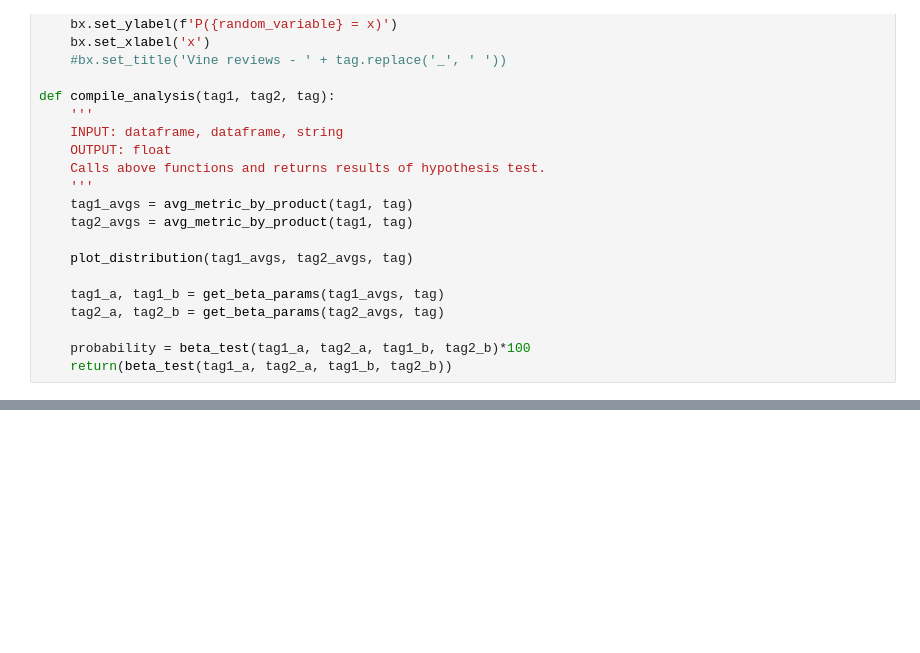
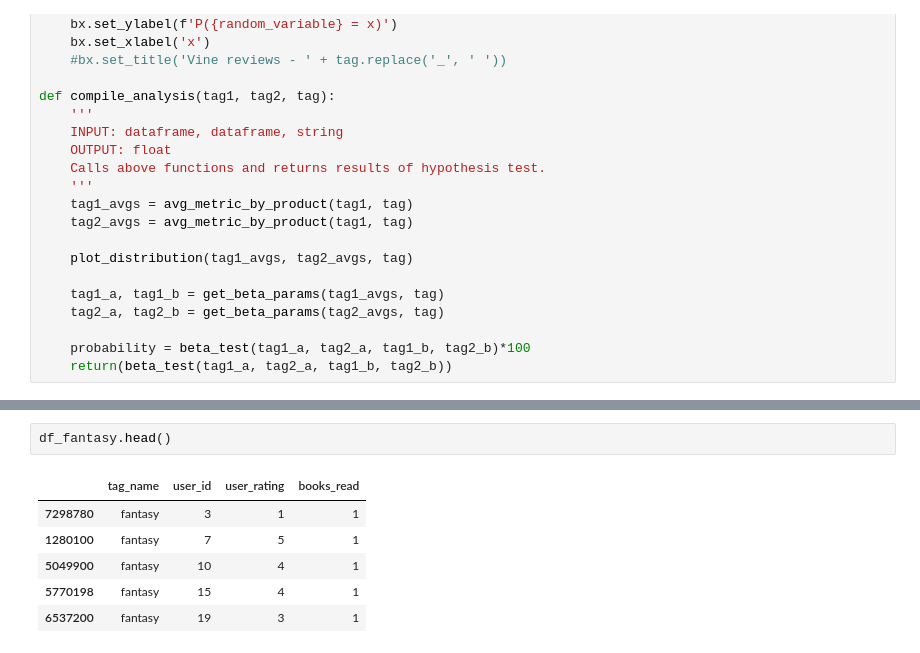
Before and after one commit to Aidan-Jared/What-Genre-Should-I-Like, a Jupyter notebook: Capstone1.ipynb, the cells around one changed output, grey strips where cells are left out. Cells and saved outputs as stored; diff of their text form; blank space fills up the shorter version.

```diff
--- a/Capstone1.ipynb
+++ b/Capstone1.ipynb
@@ -270,0 +250,9 @@ class tuple(object)
+# %%
+df_fantasy.head()
+# %% [output]
+|  | tag_name | user_id | user_rating | books_read |
+| 7298780 | fantasy | 3 | 1 | 1 |
+| 1280100 | fantasy | 7 | 5 | 1 |
+| 5049900 | fantasy | 10 | 4 | 1 |
+| 5770198 | fantasy | 15 | 4 | 1 |
+| 6537200 | fantasy | 19 | 3 | 1 |
```
Also changed, not shown: parts of 6 cells of this notebook, 2 other files.
